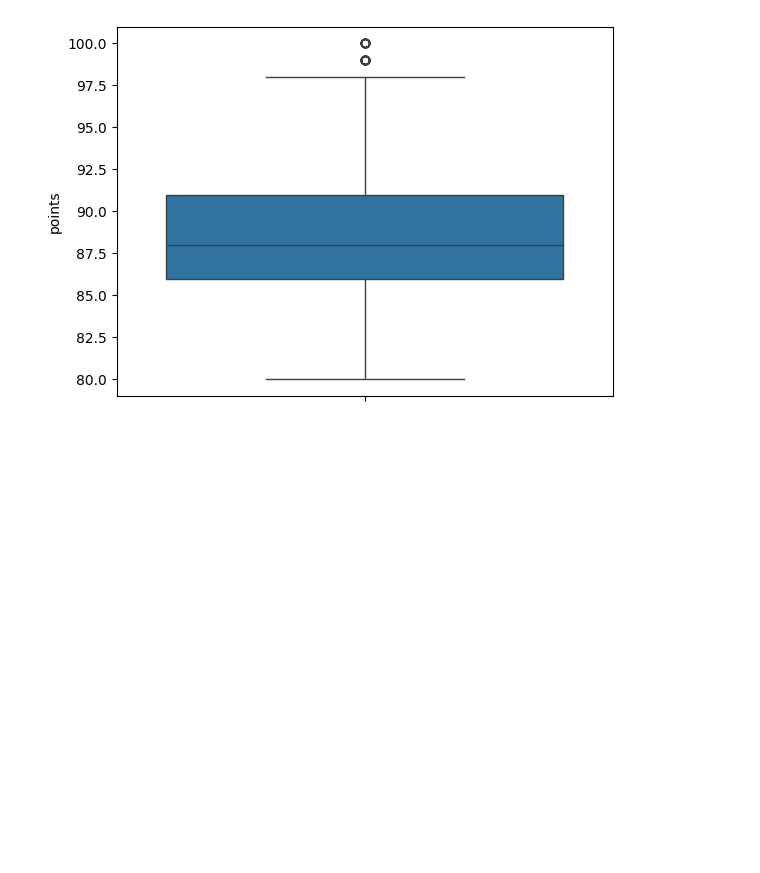
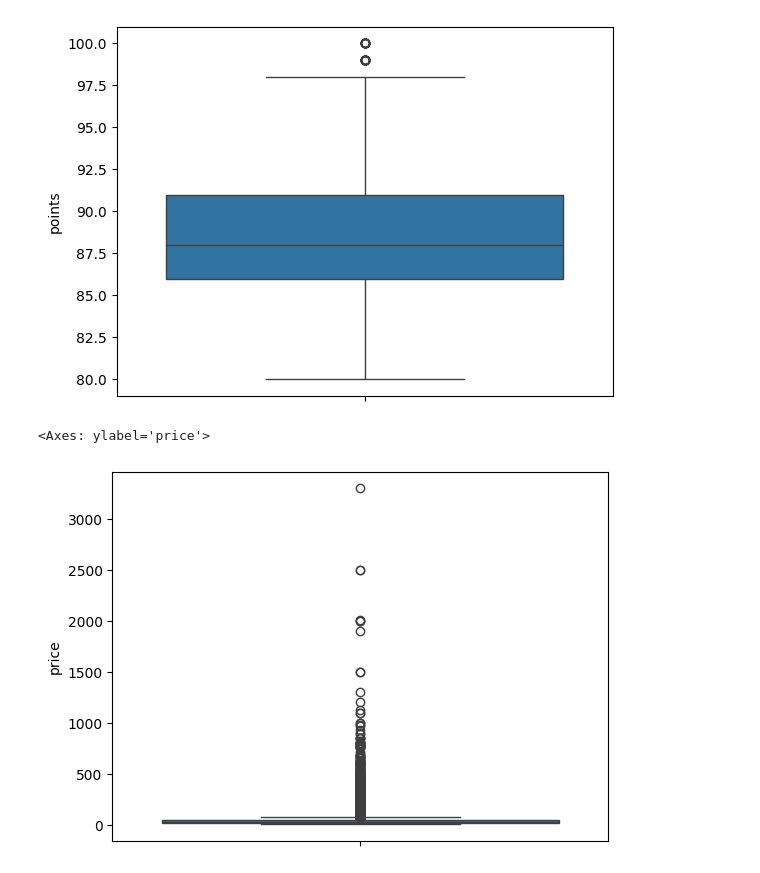
Before and after one commit to fmdalcin/WineGen_old, a Jupyter notebook: notebooks/data_exploration.ipynb, the cells around one changed output. Cells and saved outputs as stored; diff of their text form; code cells hidden in the pictures; blank space fills up the shorter version.

```diff
--- a/notebooks/data_exploration.ipynb
+++ b/notebooks/data_exploration.ipynb
@@ -24,3 +24,8 @@ sns.boxplot(data['points'])
 # %% [output]
 <Axes: ylabel='points'>
 [figure]
+# %%
+sns.boxplot(data['price'])
+# %% [output]
+<Axes: ylabel='price'>
+[figure, added]
```
Also changed, not shown: parts of 3 cells of this notebook, 2 other files.
